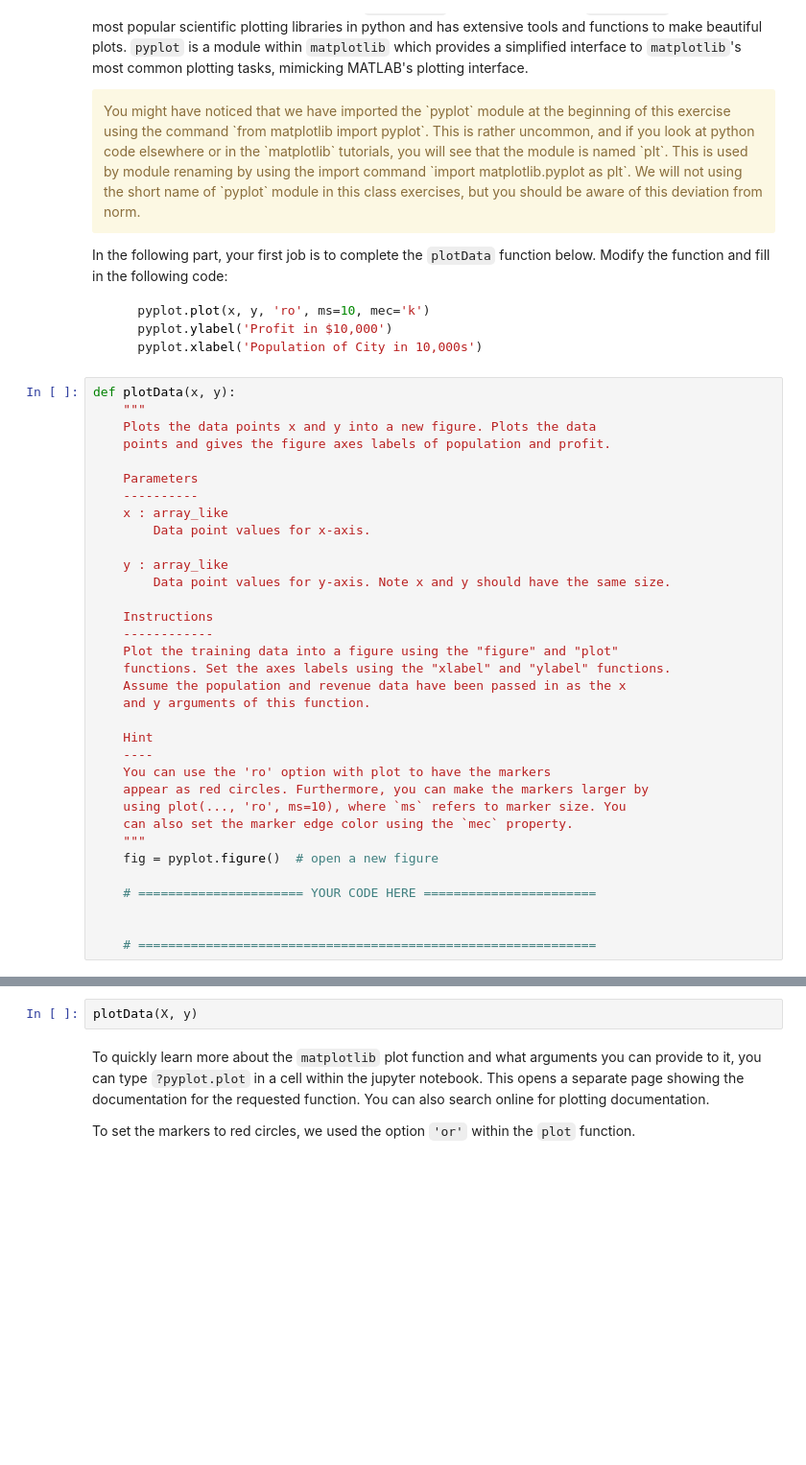
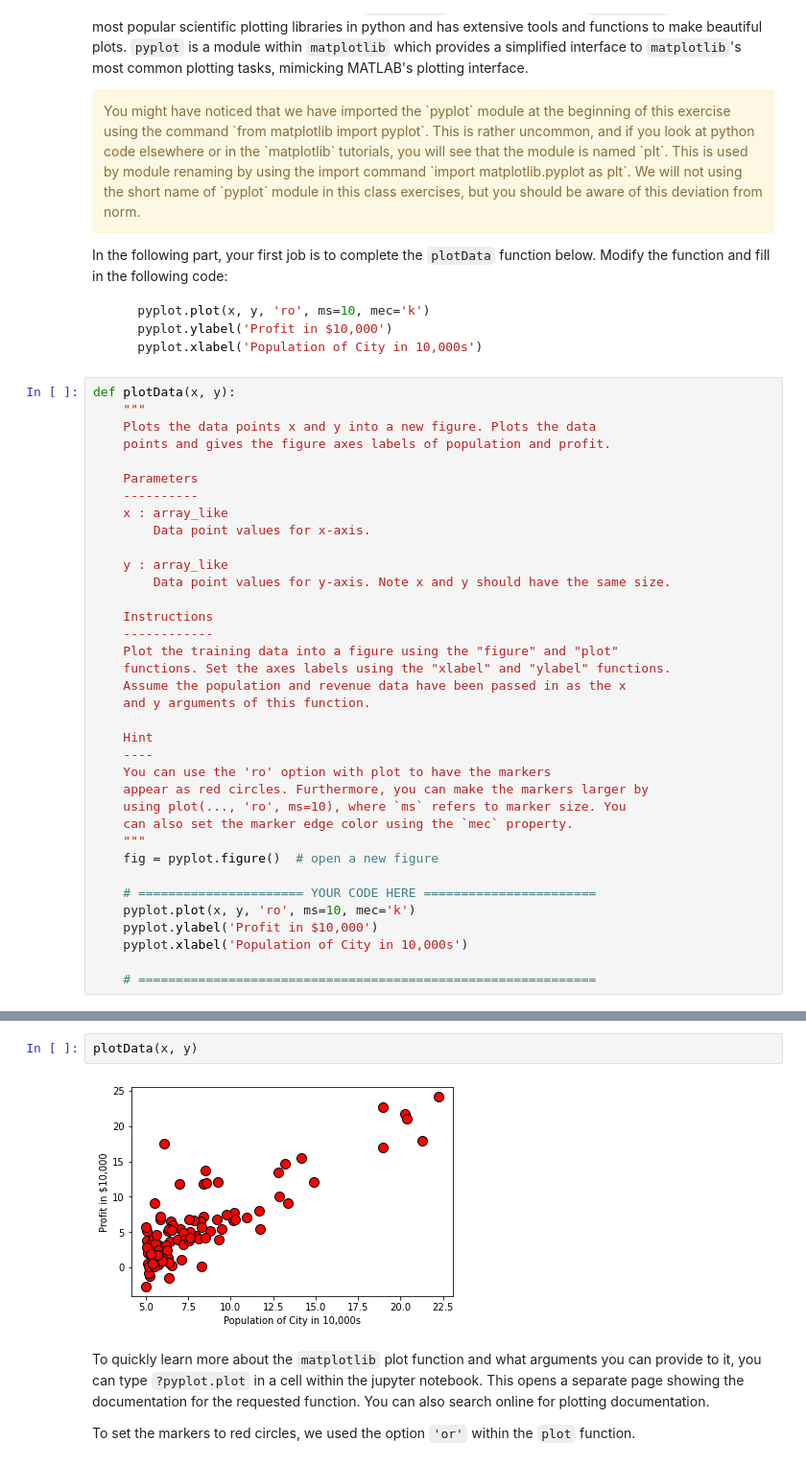
Before and after one commit to stacychoco/ml-coursera-python-assignments, a Jupyter notebook: Exercise1/exercise1.ipynb, the cells around one changed output, grey strips where cells are left out. Shown at 96% size. Saved outputs shown, nothing was run; the diff lists cells and outputs as text; blank space fills up the shorter version.

```diff
--- a/Exercise1/exercise1.ipynb
+++ b/Exercise1/exercise1.ipynb
@@ -199,7 +215,9 @@ def plotData(x, y):
     fig = pyplot.figure()  # open a new figure
 
     # ====================== YOUR CODE HERE =======================
-
+    pyplot.plot(x, y, 'ro', ms=10, mec='k')
+    pyplot.ylabel('Profit in $10,000')
+    pyplot.xlabel('Population of City in 10,000s')
 
     # =============================================================
 # %% [markdown]
@@ -209,7 +227,9 @@ Now run the defined function with the loaded data to visualize the data. The end
 
 Execute the next cell to visualize the data.
 # %%
-plotData(X, y)
+plotData(x, y)
+# %% [output]
+[figure, added]
 # %% [markdown]
 To quickly learn more about the `matplotlib` plot function and what arguments you can provide to it, you can type `?pyplot.plot` in a cell within the jupyter notebook. This opens a separate page showing the documentation for the requested function. You can also search online for plotting documentation.
 
```
Also changed, not shown: parts of 10 cells of this notebook.
